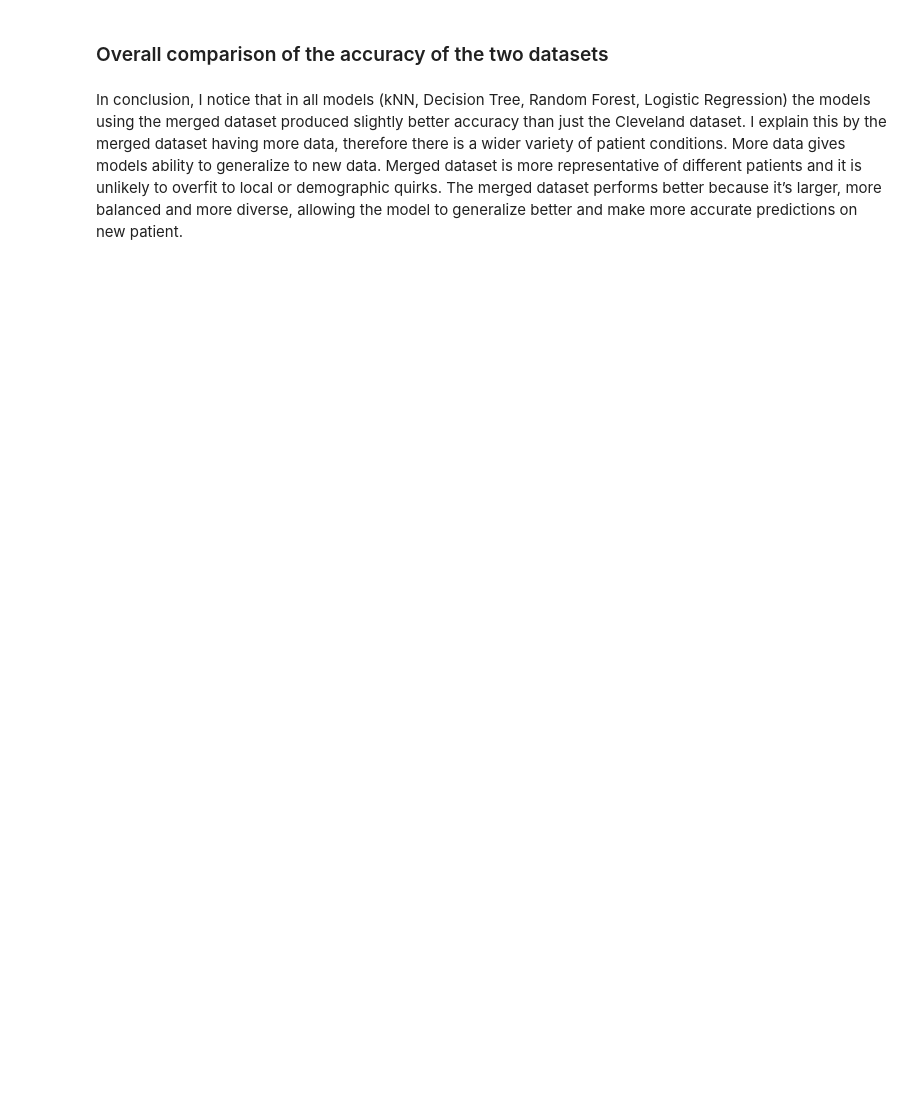
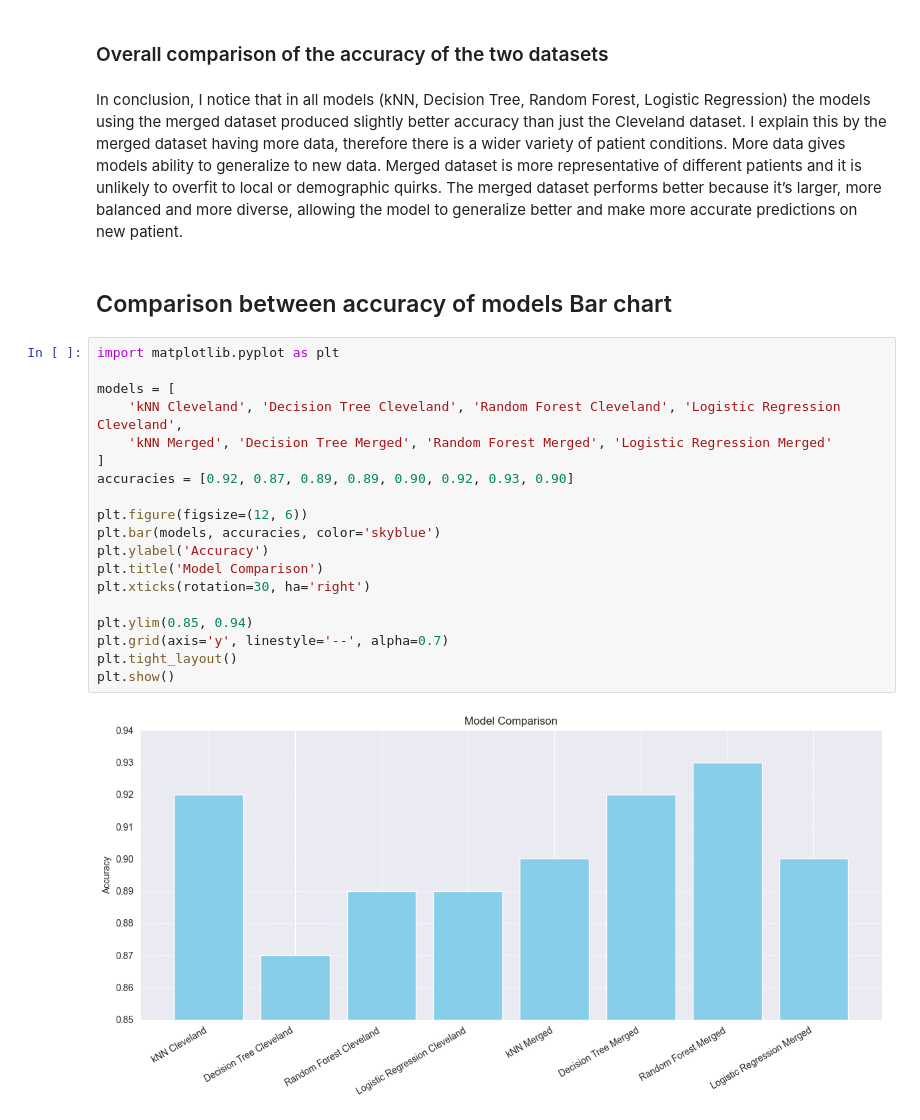
Before and after one commit to Preslavva/CAD_ML_Model, a Jupyter notebook: CAD.ipynb, the cells around one changed output. Cells and saved outputs as stored; diff of their text form; blank space fills up the shorter version.

```diff
--- a/CAD.ipynb
+++ b/CAD.ipynb
@@ -1747,3 +1692,26 @@ The logistic regression model for the merged dataset shows pretty high accuracy
 # %% [markdown]
 In conclusion, I notice that in all models (kNN, Decision Tree, Random Forest, Logistic Regression) the models using the merged dataset produced slightly better accuracy than just the Cleveland dataset. I explain this by the merged dataset having more data, therefore there is a wider variety of patient conditions. More data gives models ability to generalize to new data. Merged dataset is more representative of different patients and it is unlikely to overfit to local or demographic quirks. The merged dataset performs better because it’s larger, more balanced and more diverse,
 allowing the model to generalize better and make more accurate predictions on new patient.
+# %% [markdown]
+## Comparison between accuracy of models Bar chart
+# %%
+import matplotlib.pyplot as plt
+
+models = [
+    'kNN Cleveland', 'Decision Tree Cleveland', 'Random Forest Cleveland', 'Logistic Regression Cleveland',
+    'kNN Merged', 'Decision Tree Merged', 'Random Forest Merged', 'Logistic Regression Merged'
+]
+accuracies = [0.92, 0.87, 0.89, 0.89, 0.90, 0.92, 0.93, 0.90]
+
+plt.figure(figsize=(12, 6))
+plt.bar(models, accuracies, color='skyblue')
+plt.ylabel('Accuracy')
+plt.title('Model Comparison')
+plt.xticks(rotation=30, ha='right')
+
+plt.ylim(0.85, 0.94)
+plt.grid(axis='y', linestyle='--', alpha=0.7)
+plt.tight_layout()
+plt.show()
+# %% [output]
+[figure, added]
```
Also changed, not shown: parts of 111 cells of this notebook, 1 other file.
